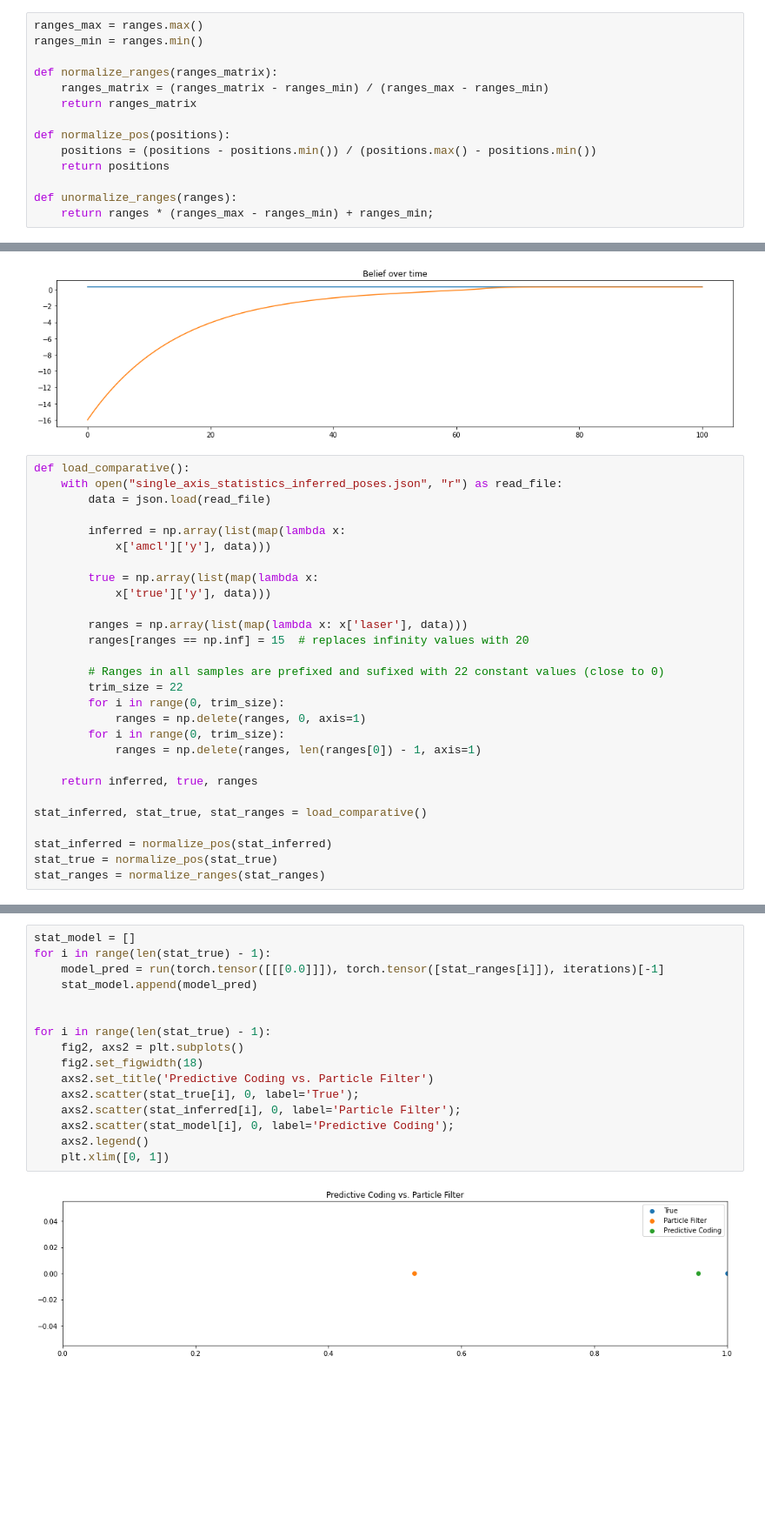
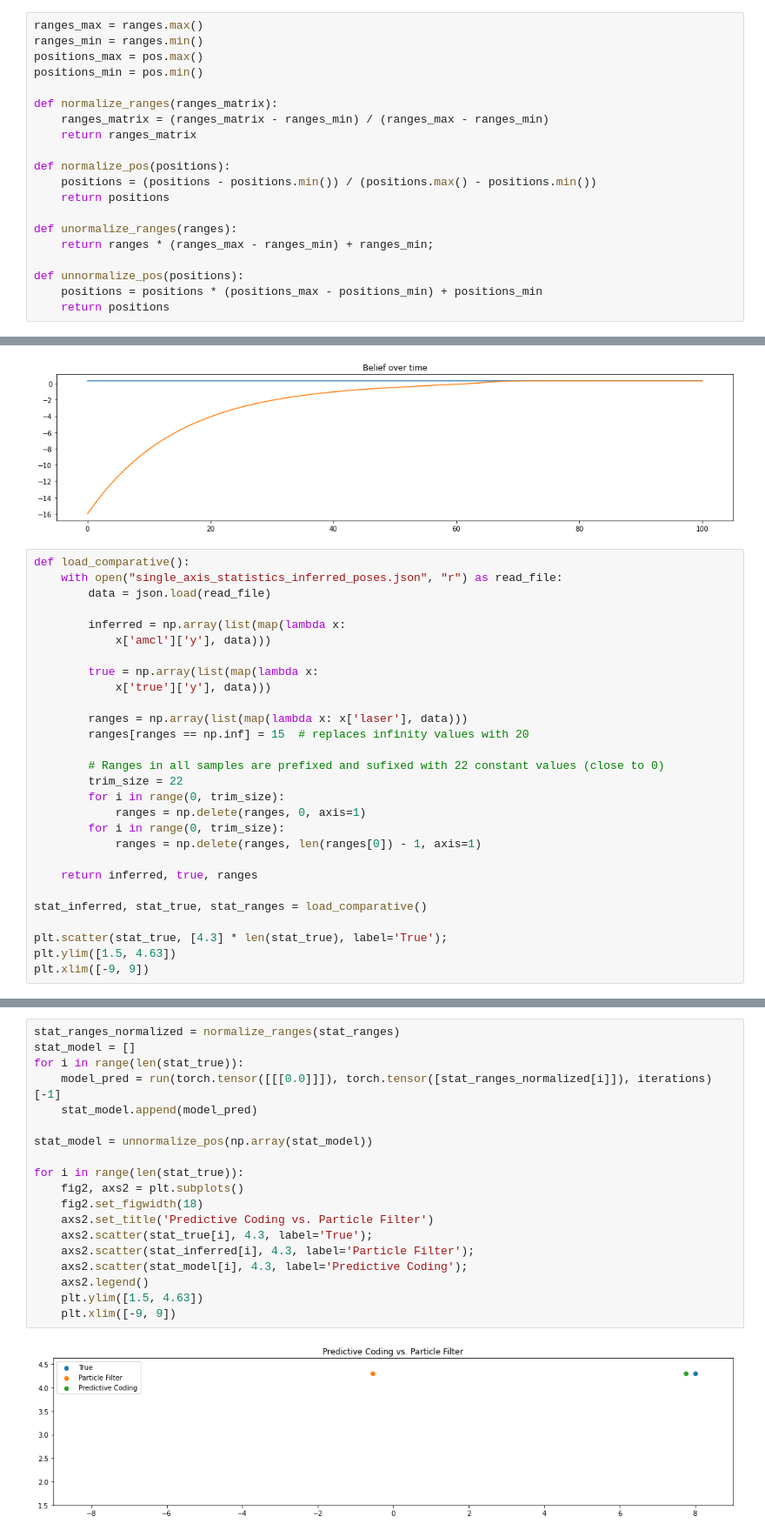
Before and after one commit to daniel-burghardt/predictive-coding-slam, a Jupyter notebook: corridor_single_axis/ANN_&_FEP_model_corridor.ipynb, the cells around one changed output, grey strips where cells are left out. Shown at 87% size. Cells and saved outputs as stored; diff of their text form; blank space fills up the shorter version.

Commit message:
stats in single axis

```diff
--- a/corridor_single_axis/ANN_&_FEP_model_corridor.ipynb
+++ b/corridor_single_axis/ANN_&_FEP_model_corridor.ipynb
@@ -83,6 +83,8 @@ for i in range(len(ranges[0])):
 # %%
 ranges_max = ranges.max()
 ranges_min = ranges.min()
+positions_max = pos.max()
+positions_min = pos.min()
 
 def normalize_ranges(ranges_matrix):
     ranges_matrix = (ranges_matrix - ranges_min) / (ranges_max - ranges_min)
@@ -94,6 +96,10 @@ def normalize_pos(positions):
 
 def unormalize_ranges(ranges):
     return ranges * (ranges_max - ranges_min) + ranges_min;
+
+def unnormalize_pos(positions):
+    positions = positions * (positions_max - positions_min) + positions_min
+    return positions
 # %%
 # Splitting dataset into test and train
 dataset_size = len(pos)
@@ -401,6 +407,6 @@ def load_comparative():
 
 stat_inferred, stat_true, stat_ranges = load_comparative()
 
-stat_inferred = normalize_pos(stat_inferred)
-stat_true = normalize_pos(stat_true)
-stat_ranges = normalize_ranges(stat_ranges)
+plt.scatter(stat_true, [4.3] * len(stat_true), label='True');
+plt.ylim([1.5, 4.63])
+plt.xlim([-9, 9])
@@ -407,18 +416,21 @@ stat_ranges = normalize_ranges(stat_ranges)
 # %%
+stat_ranges_normalized = normalize_ranges(stat_ranges)
 stat_model = []
-for i in range(len(stat_true) - 1):
-    model_pred = run(torch.tensor([[[0.0]]]), torch.tensor([stat_ranges[i]]), iterations)[-1]
+for i in range(len(stat_true)):
+    model_pred = run(torch.tensor([[[0.0]]]), torch.tensor([stat_ranges_normalized[i]]), iterations)[-1]
     stat_model.append(model_pred)
 
+stat_model = unnormalize_pos(np.array(stat_model))
 
-for i in range(len(stat_true) - 1):
+for i in range(len(stat_true)):
     fig2, axs2 = plt.subplots()
     fig2.set_figwidth(18)
     axs2.set_title('Predictive Coding vs. Particle Filter')
-    axs2.scatter(stat_true[i], 0, label='True');
-    axs2.scatter(stat_inferred[i], 0, label='Particle Filter');
-    axs2.scatter(stat_model[i], 0, label='Predictive Coding');
+    axs2.scatter(stat_true[i], 4.3, label='True');
+    axs2.scatter(stat_inferred[i], 4.3, label='Particle Filter');
+    axs2.scatter(stat_model[i], 4.3, label='Predictive Coding');
     axs2.legend()
-    plt.xlim([0, 1])
+    plt.ylim([1.5, 4.63])
+    plt.xlim([-9, 9])
 # %% [output]
-[figure, old version]
+[figure, new version]
```
Also changed, not shown: parts of 4 cells of this notebook, 1 other file.
